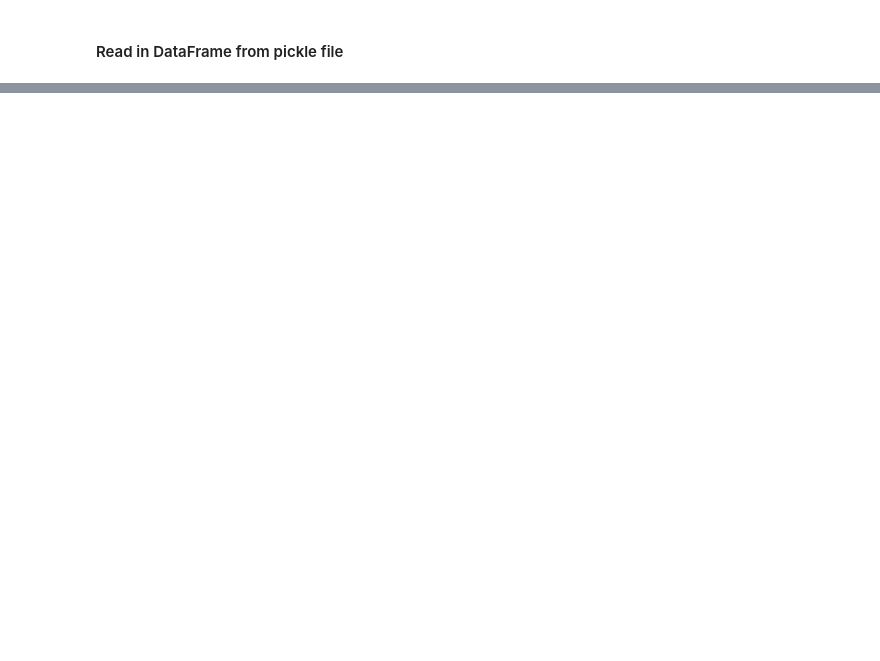
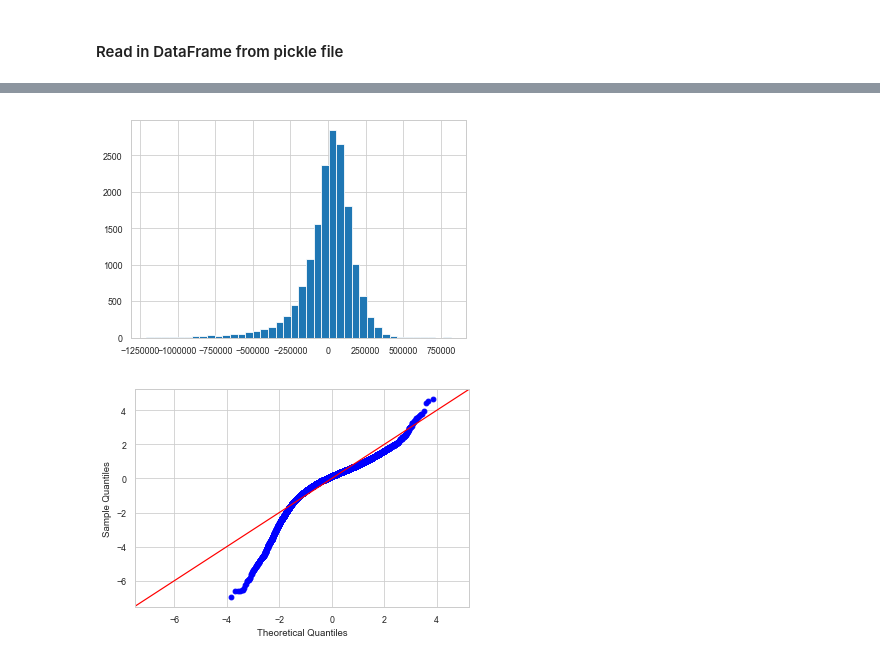
Before and after one commit to DTrimarchi10/Mod1Project, a Jupyter notebook: student_3_Model.ipynb, the cells around one changed output, grey strips where cells are left out. Cells and saved outputs as stored; diff of their text form; code cells hidden in the pictures; blank space fills up the shorter version.

```diff
--- a/student_3_Model.ipynb
+++ b/student_3_Model.ipynb
@@ -589,0 +297,8 @@ def feature_plots(feature,target,df):
+# %%
+#Need to drop unused features from original X_train and X_test sets.
+X_training = X_train.drop(features_dropped, axis=1)
+X_testing = X_test.drop(features_dropped, axis=1)
+# %%
+#Need to run linreg in scikit learn first
+linreg.fit(X_training,y_train)
+linreg.coef_, linreg.intercept_
@@ -589,0 +309,16 @@ def feature_plots(feature,target,df):
+# %%
+#Compare train and test set predictions
+y_hat_train = linreg.predict(X_training)
+y_hat_test = linreg.predict(X_testing)
+
+train_residuals = y_hat_train - y_train
+test_residuals = y_hat_test - y_test
+
+MSE_train = np.mean(train_residuals**2)
+MSE_test = np.mean(test_residuals**2)
+
+RMSE_train = MSE_train**0.5
+RMSE_test = MSE_test**0.5
+
+print("MSE train: {:0.0f}  RMSE train: {:0.0f}".format(MSE_train, RMSE_train))
+print("MSE test:  {:0.0f}  RMSE test:  {:0.0f}".format(MSE_test, RMSE_test))
@@ -589,0 +335,8 @@ def feature_plots(feature,target,df):
+# %%
+plt.hist(train_residuals, bins=40);
+
+sm.graphics.qqplot(train_residuals,dist=stats.norm,line='45',fit=True)
+plt.show()
+# %% [output]
+[figure, added]
+[figure, added]
```
Also changed, not shown: parts of 78 cells of this notebook, 5 other files.
